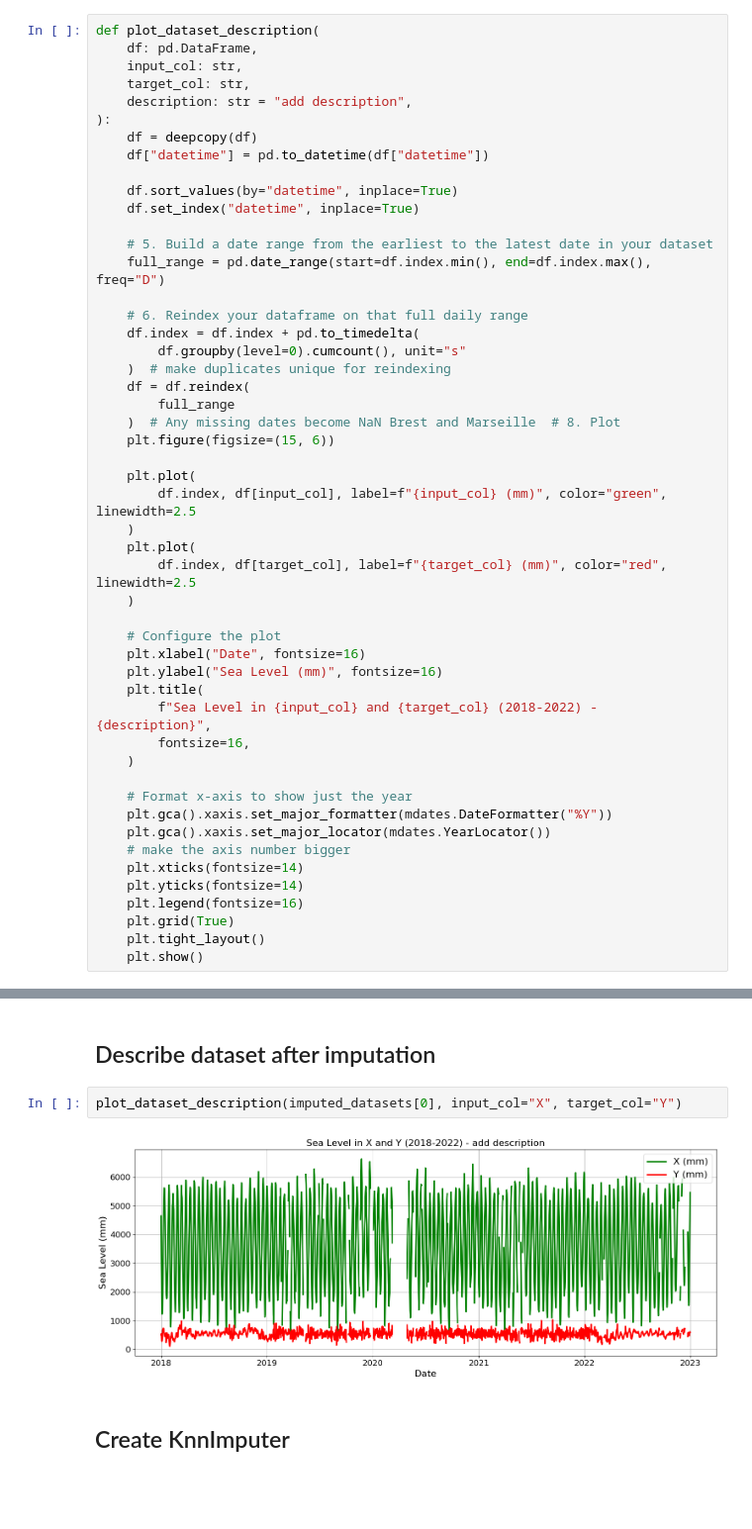
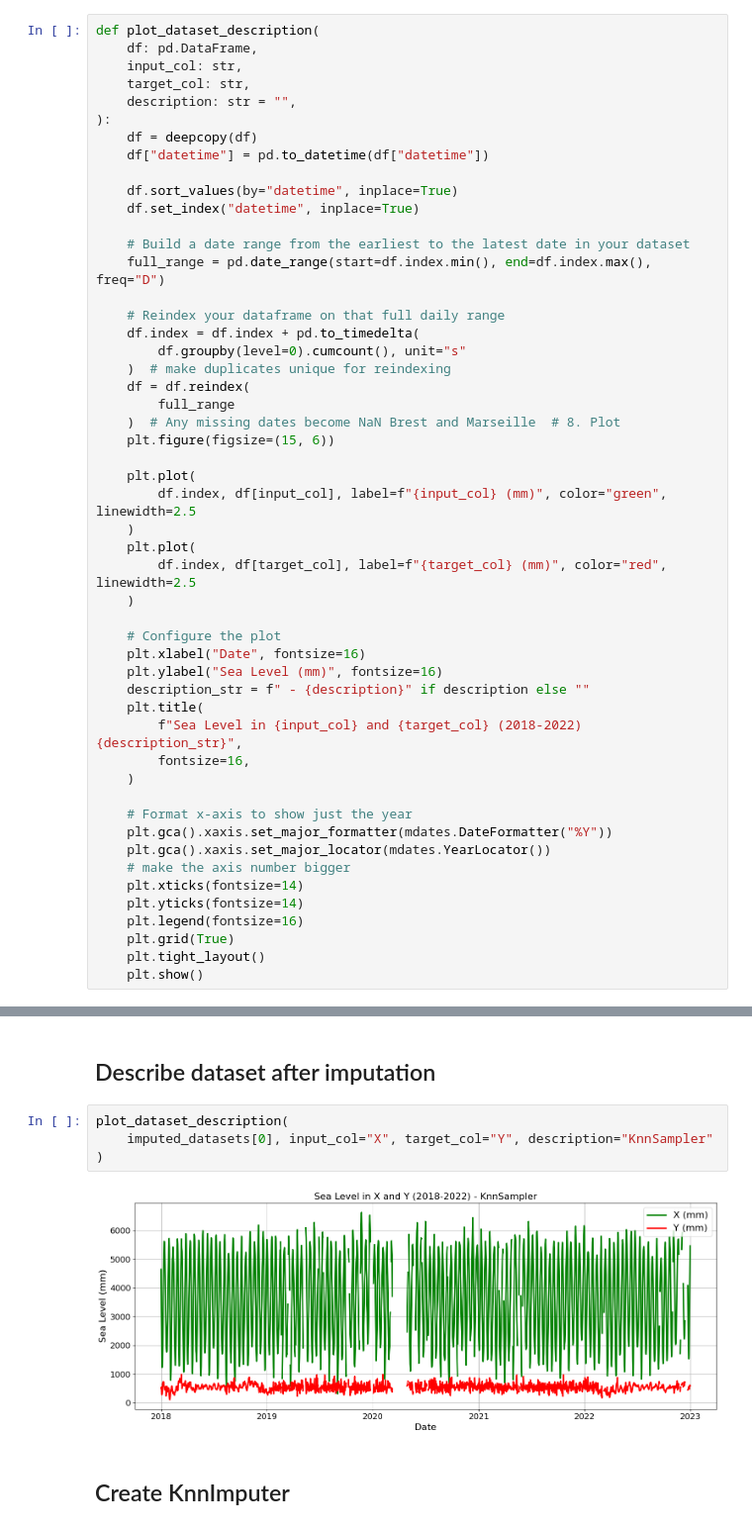
Before and after one commit to SAP/knn-sampler, a Jupyter notebook: storm_project.ipynb, the cells around one changed output, grey strips where cells are left out. Shown: that part at 99% size. Cells and saved outputs as stored; diff of their text form; blank space fills up the shorter version.

```diff
--- a/storm_project.ipynb
+++ b/storm_project.ipynb
@@ -26,7 +26,7 @@ def plot_dataset_description(
     df: pd.DataFrame,
     input_col: str,
     target_col: str,
-    description: str = "add description",
+    description: str = "",
 ):
     df = deepcopy(df)
     df["datetime"] = pd.to_datetime(df["datetime"])
@@ -34,10 +34,10 @@ def plot_dataset_description(
     df.sort_values(by="datetime", inplace=True)
     df.set_index("datetime", inplace=True)
 
-    # 5. Build a date range from the earliest to the latest date in your dataset
+    # Build a date range from the earliest to the latest date in your dataset
     full_range = pd.date_range(start=df.index.min(), end=df.index.max(), freq="D")
 
-    # 6. Reindex your dataframe on that full daily range
+    # Reindex your dataframe on that full daily range
     df.index = df.index + pd.to_timedelta(
         df.groupby(level=0).cumcount(), unit="s"
     )  # make duplicates unique for reindexing
@@ -56,8 +56,9 @@ def plot_dataset_description(
     # Configure the plot
     plt.xlabel("Date", fontsize=16)
     plt.ylabel("Sea Level (mm)", fontsize=16)
+    description_str = f" - {description}" if description else ""
     plt.title(
-        f"Sea Level in {input_col} and {target_col} (2018-2022) - {description}",
+        f"Sea Level in {input_col} and {target_col} (2018-2022){description_str}",
         fontsize=16,
     )
 
@@ -120,9 +123,11 @@ for it in (bar := trange(iterations)):
 # %% [markdown]
 ## Describe dataset after imputation
 # %%
-plot_dataset_description(imputed_datasets[0], input_col="X", target_col="Y")
+plot_dataset_description(
+    imputed_datasets[0], input_col="X", target_col="Y", description="KnnSampler"
+)
 # %% [output]
-[figure, old version]
+[figure, new version]
 # %% [markdown]
 ## Create KnnImputer
 # %%
```
Also changed, not shown: parts of 5 cells of this notebook.
